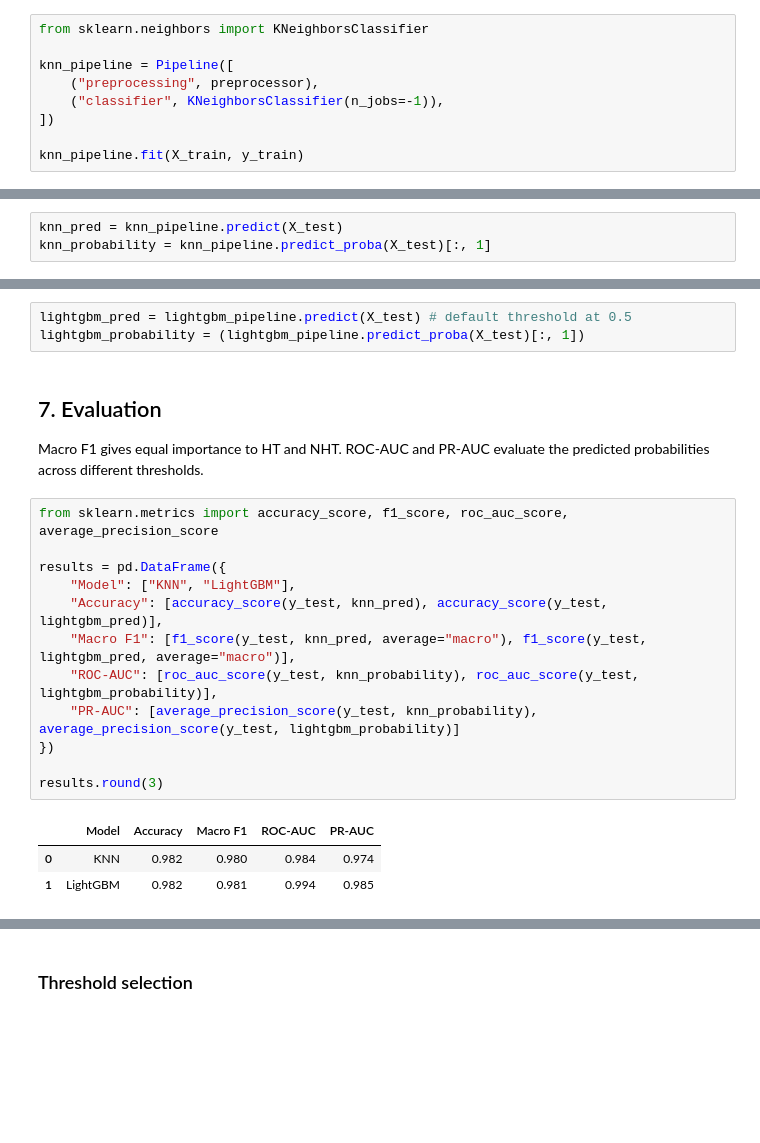
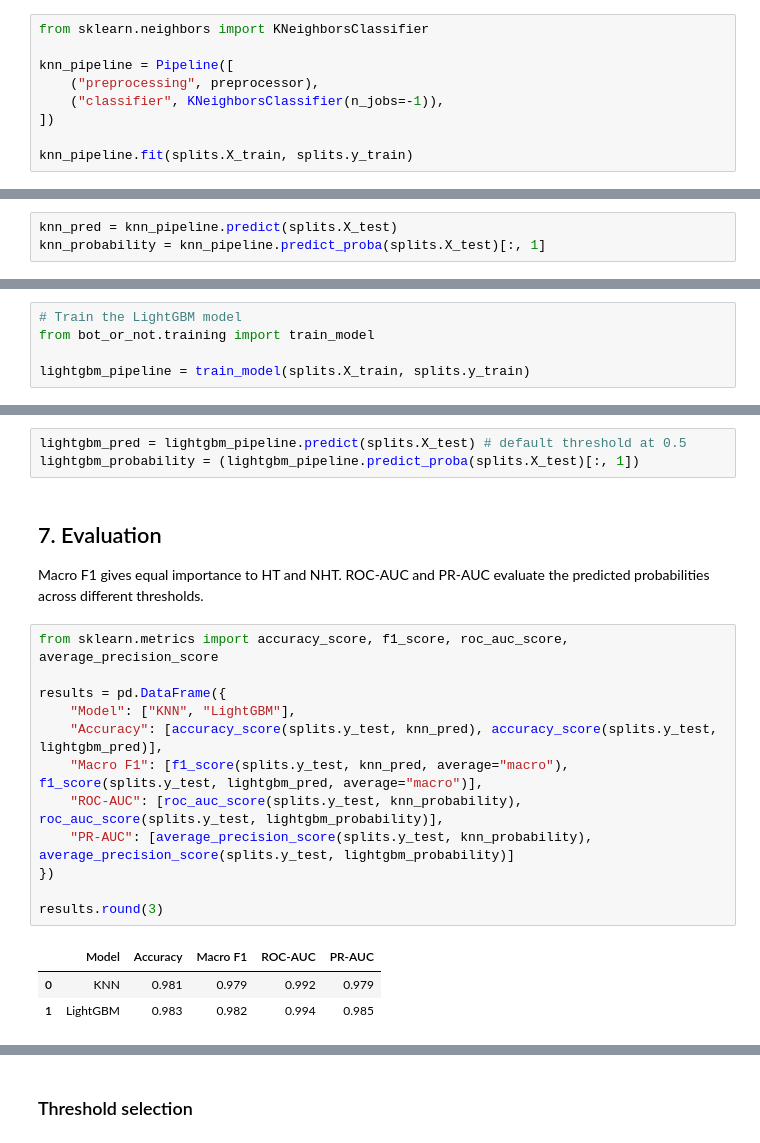
Before and after one commit to Khaghshenas/bot-or-not, a Jupyter notebook: notebooks/01_data_preparation_and_lightgbm_training.ipynb, the cells around one changed output, grey strips where cells are left out. Cells and saved outputs as stored; diff of their text form; blank space fills up the shorter version.

Commit message:
Refactor project structure and modularize ML pipeline

```diff
--- a/notebooks/01_data_preparation_and_lightgbm_training.ipynb
+++ b/notebooks/01_data_preparation_and_lightgbm_training.ipynb
@@ -200,7 +181,7 @@ knn_pipeline = Pipeline([
     ("classifier", KNeighborsClassifier(n_jobs=-1)),
 ])
 
-knn_pipeline.fit(X_train, y_train)
+knn_pipeline.fit(splits.X_train, splits.y_train)
 # %% [output]
 Pipeline(steps=[('preprocessing',
                  ColumnTransformer(transformers=[('categorical',
@@ -210,8 +191,8 @@ Pipeline(steps=[('preprocessing',
                                                    'visitor_recognition_type'])])),
                 ('classifier', KNeighborsClassifier(n_jobs=-1))])
 # %%
-knn_pred = knn_pipeline.predict(X_test)
-knn_probability = knn_pipeline.predict_proba(X_test)[:, 1]
+knn_pred = knn_pipeline.predict(splits.X_test)
+knn_probability = knn_pipeline.predict_proba(splits.X_test)[:, 1]
 # %% [markdown]
 ## 6. LightGBM pipeline: improved and deployed model
 
@@ -248,0 +200,5 @@ Pipeline(steps=[('preprocessing',
+# %%
+# Train the LightGBM model
+from bot_or_not.training import train_model
+
+lightgbm_pipeline = train_model(splits.X_train, splits.y_train)
@@ -249,6 +214,6 @@ Pipeline(steps=[('preprocessing',
 # %%
-lightgbm_pred = lightgbm_pipeline.predict(X_test) # default threshold at 0.5
-lightgbm_probability = (lightgbm_pipeline.predict_proba(X_test)[:, 1])
+lightgbm_pred = lightgbm_pipeline.predict(splits.X_test) # default threshold at 0.5
+lightgbm_probability = (lightgbm_pipeline.predict_proba(splits.X_test)[:, 1])
 # %% [markdown]
 ## 7. Evaluation
 
@@ -256,19 +221,19 @@ Macro F1 gives equal importance to HT and NHT. ROC-AUC and PR-AUC evaluate the p
 # %%
 from sklearn.metrics import accuracy_score, f1_score, roc_auc_score, average_precision_score
 
 results = pd.DataFrame({
     "Model": ["KNN", "LightGBM"],
-    "Accuracy": [accuracy_score(y_test, knn_pred), accuracy_score(y_test, lightgbm_pred)],
-    "Macro F1": [f1_score(y_test, knn_pred, average="macro"), f1_score(y_test, lightgbm_pred, average="macro")],
-    "ROC-AUC": [roc_auc_score(y_test, knn_probability), roc_auc_score(y_test, lightgbm_probability)],
-    "PR-AUC": [average_precision_score(y_test, knn_probability), average_precision_score(y_test, lightgbm_probability)]
+    "Accuracy": [accuracy_score(splits.y_test, knn_pred), accuracy_score(splits.y_test, lightgbm_pred)],
+    "Macro F1": [f1_score(splits.y_test, knn_pred, average="macro"), f1_score(splits.y_test, lightgbm_pred, average="macro")],
+    "ROC-AUC": [roc_auc_score(splits.y_test, knn_probability), roc_auc_score(splits.y_test, lightgbm_probability)],
+    "PR-AUC": [average_precision_score(splits.y_test, knn_probability), average_precision_score(splits.y_test, lightgbm_probability)]
 })
 
 results.round(3)
 # %% [output]
 |  | Model | Accuracy | Macro F1 | ROC-AUC | PR-AUC |
-| 0 | KNN | 0.982 | 0.980 | 0.984 | 0.974 |
-| 1 | LightGBM | 0.982 | 0.981 | 0.994 | 0.985 |
+| 0 | KNN | 0.981 | 0.979 | 0.992 | 0.979 |
+| 1 | LightGBM | 0.983 | 0.982 | 0.994 | 0.985 |
 # %%
 from sklearn.metrics import classification_report
 
```
Also changed, not shown: parts of 24 cells of this notebook, 26 other files.
